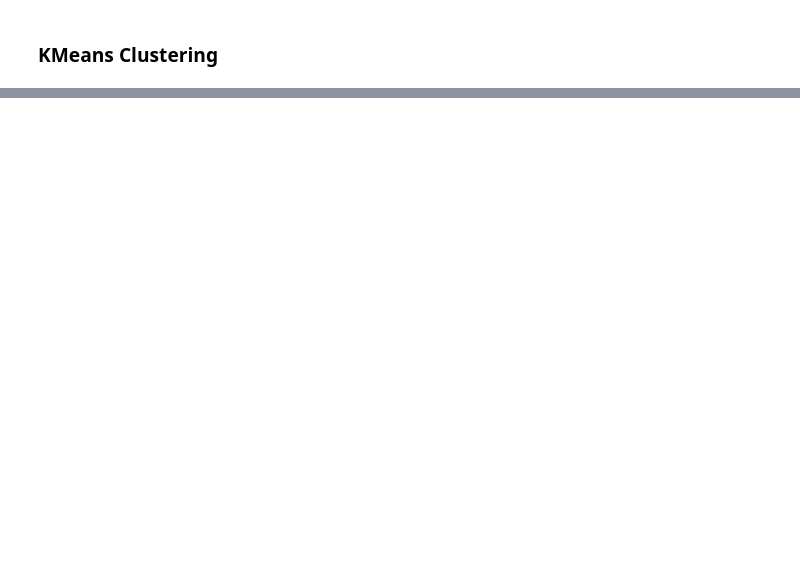
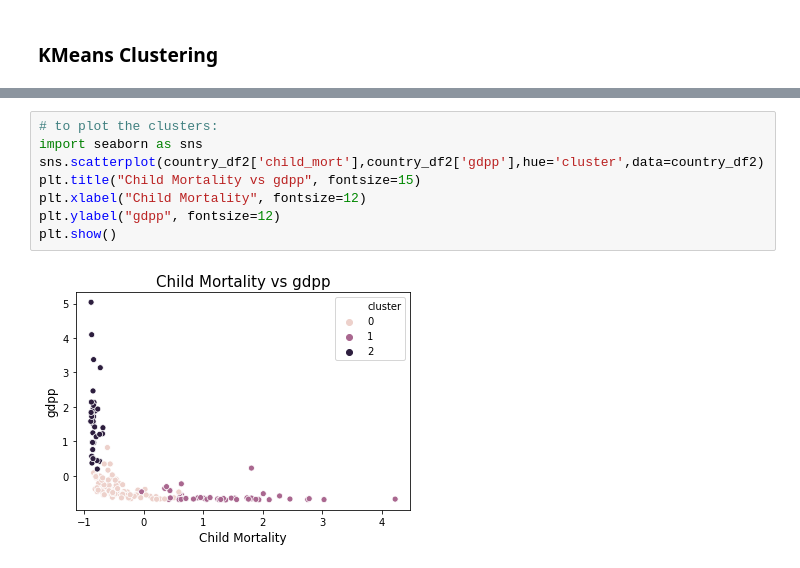
Before and after one commit to BehroozGharleghi/Unsupervised_Learning_project, a Jupyter notebook: Mini_project_unsupervised-Behrooz-Shola.ipynb, the cells around one changed output, grey strips where cells are left out. Drawn from its saved outputs; the diff is of its cells as text; blank space fills up the shorter version.

```diff
--- a/Mini_project_unsupervised-Behrooz-Shola.ipynb
+++ b/Mini_project_unsupervised-Behrooz-Shola.ipynb
@@ -126,0 +140,10 @@ country_df2.head()
+# %%
+# to plot the clusters:
+import seaborn as sns
+sns.scatterplot(country_df2['child_mort'],country_df2['gdpp'],hue='cluster',data=country_df2)
+plt.title("Child Mortality vs gdpp", fontsize=15)
+plt.xlabel("Child Mortality", fontsize=12)
+plt.ylabel("gdpp", fontsize=12)
+plt.show()
+# %% [output]
+[figure, added]
```
Also changed, not shown: parts of 21 cells of this notebook, 1 other file.
